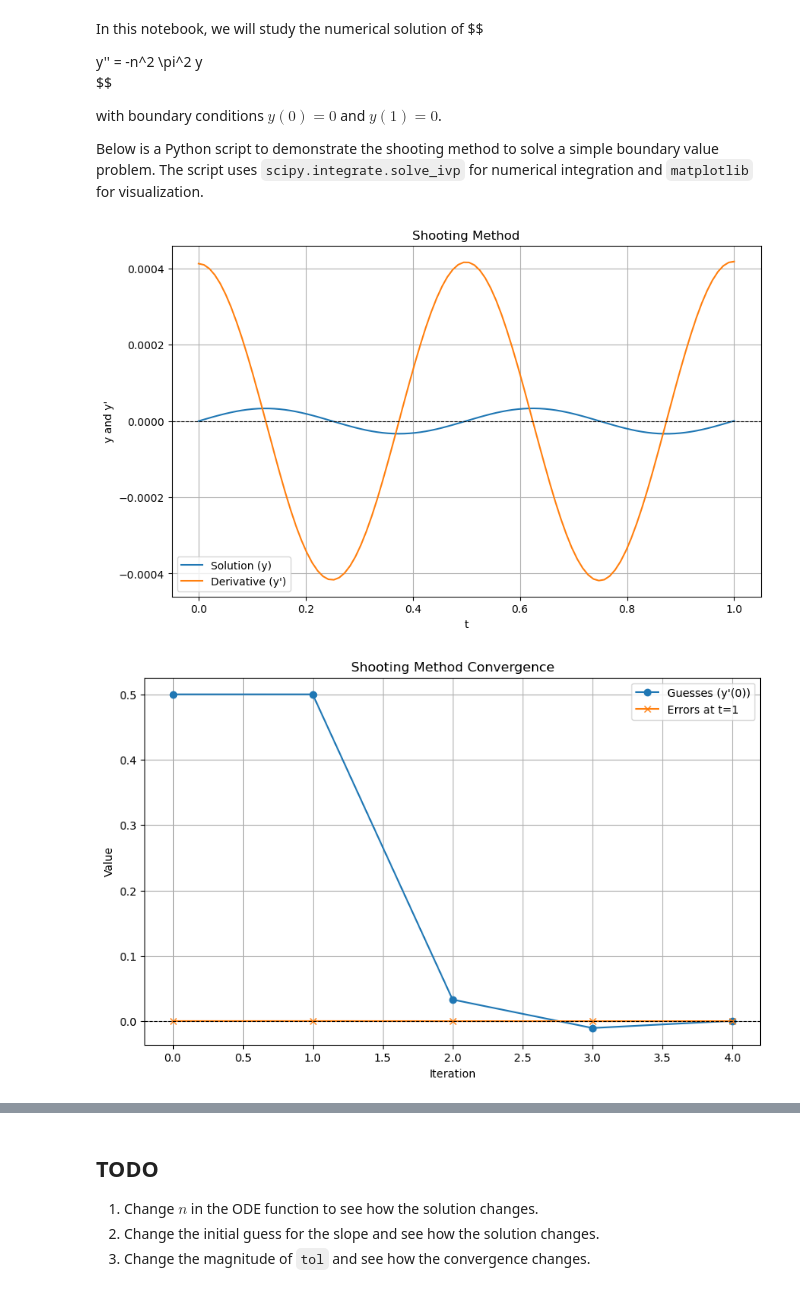
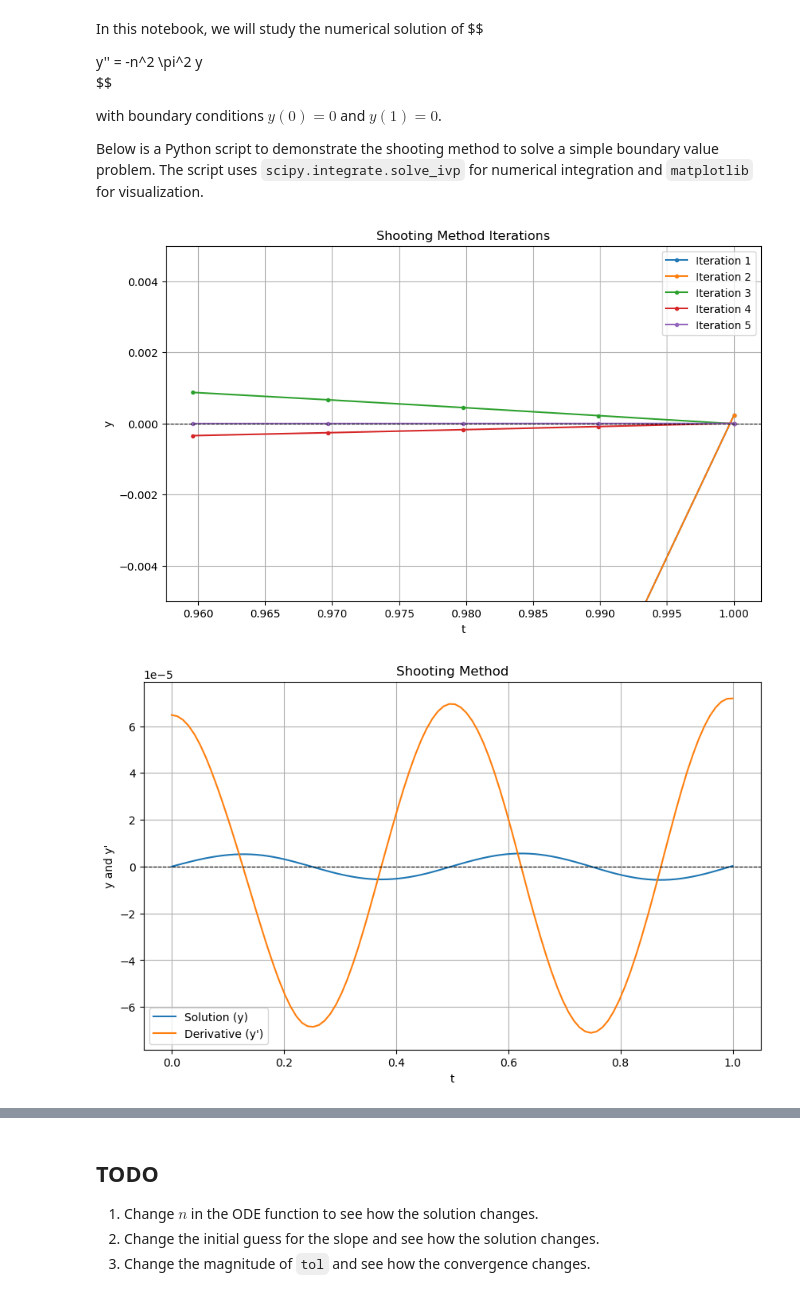
Before and after one commit to yingjerkao/CompPhys, a Jupyter notebook: HW/Tutorial10.ipynb, the cells around one changed output, grey strips where cells are left out. Drawn from its saved outputs; the diff is of its cells as text; code cells hidden in the pictures.

```diff
--- a/HW/Tutorial10.ipynb
+++ b/HW/Tutorial10.ipynb
@@ -19,23 +19,37 @@ from scipy.integrate import solve_ivp
 
 # Define the differential equation y'' = -n^2 \pi^2 y as a first-order system
 def ODE(t, y):
-    n=4
-    return [y[1], -n*n*np.pi*np.pi*y[0]]
-
+    n = 4
+    return [y[1], -n * n * np.pi * np.pi * y[0]]
 
 # Function to compute the shooting method
 def shooting_method(f, t_span, y0_guess, target, boundary, max_iter=10, tol=1e-6):
     guesses = [y0_guess]
     errors = []
 
-    for _ in range(max_iter):
+    plt.figure(figsize=(10, 6))
+
+    for i in range(max_iter):
         sol = solve_ivp(
             f, t_span, [boundary[0], guesses[-1]], t_eval=np.linspace(*t_span, 100)
         )
         error = sol.y[0, -1] - boundary[1]
         errors.append(error)
 
+        # Plot the solution of the current iteration
+
+        plt.plot(sol.t[-5:], sol.y[0,-5:], marker='.',label=f"Iteration {i+1}")
+        plt.ylim(-0.005,0.005)
+
+
         if abs(error) < tol:
+            plt.title("Shooting Method Iterations")
+            plt.xlabel("t")
+            plt.ylabel("y")
+            plt.axhline(0, color="black", linewidth=0.8, linestyle="--")
+            plt.legend()
+            plt.grid()
+            plt.show()
             return sol, guesses, errors
 
         # Adjust the initial slope (guess) using a simple secant method approach
@@ -47,13 +61,20 @@ def shooting_method(f, t_span, y0_guess, target, boundary, max_iter=10, tol=1e-6
 
         guesses.append(new_guess)
 
+    plt.title("Shooting Method Iterations")
+    plt.xlabel("t")
+    plt.ylabel("y")
+    plt.axhline(0, color="black", linewidth=0.8, linestyle="--")
+    plt.legend()
+    plt.grid()
+    plt.show()
+
     raise RuntimeError("Shooting method did not converge.")
 
-
 # Define the problem
-t_span = (0, 1.)
-boundary_conditions = (0, 0)  # y(0) = 0, y(π) = 0
-initial_slope_guess = 0.5  # Initial guess for y'(0)
+t_span = (0, 1.0)
+boundary_conditions = (0, 0)  # y(0) = 0, y(1) = 0
+initial_slope_guess = 0.8  # Initial guess for y'(0)
 
 # Apply the shooting method
 try:
@@ -61,33 +82,33 @@ try:
         ODE, t_span, initial_slope_guess, 0, boundary_conditions
     )
 except RuntimeError as e:
     print(e)
     solution = None
 
-# Plot the results
+# Plot the final results
 if solution:
     plt.figure(figsize=(10, 6))
     plt.plot(solution.t, solution.y[0], label="Solution (y)")
     plt.plot(solution.t, solution.y[1], label="Derivative (y')")
     plt.title("Shooting Method")
     plt.xlabel("t")
     plt.ylabel("y and y'")
     plt.axhline(0, color="black", linewidth=0.8, linestyle="--")
     plt.legend()
     plt.grid()
     plt.show()
 
     # Plot guesses and errors
     plt.figure(figsize=(10, 6))
     plt.plot(range(len(guesses)), guesses, marker="o", label="Guesses (y'(0))")
     plt.plot(range(len(errors)), errors, marker="x", label="Errors at t=1")
     plt.title("Shooting Method Convergence")
     plt.xlabel("Iteration")
     plt.ylabel("Value")
     plt.axhline(0, color="black", linewidth=0.8, linestyle="--")
     plt.legend()
     plt.grid()
     plt.show()
 # %% [output]
-[figure, old version]
+[figure, new version]
-[figure, old version]
+[figure, new version]
```
Also changed, not shown: parts of 4 cells of this notebook, 9 other files.
